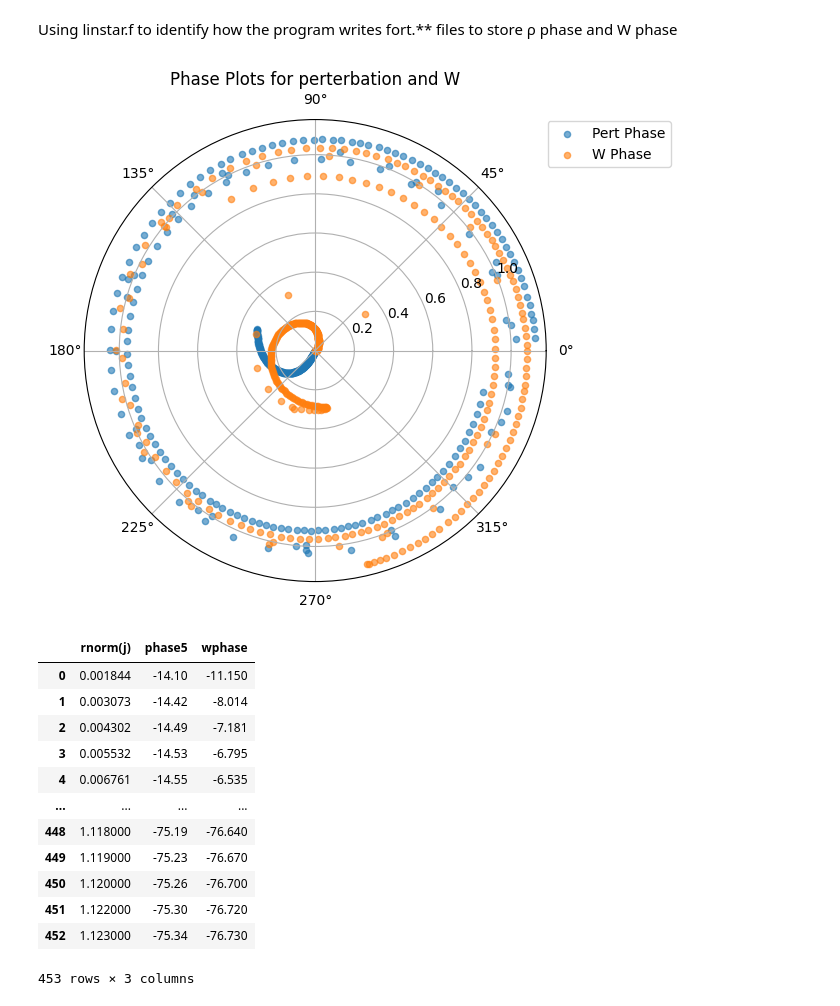
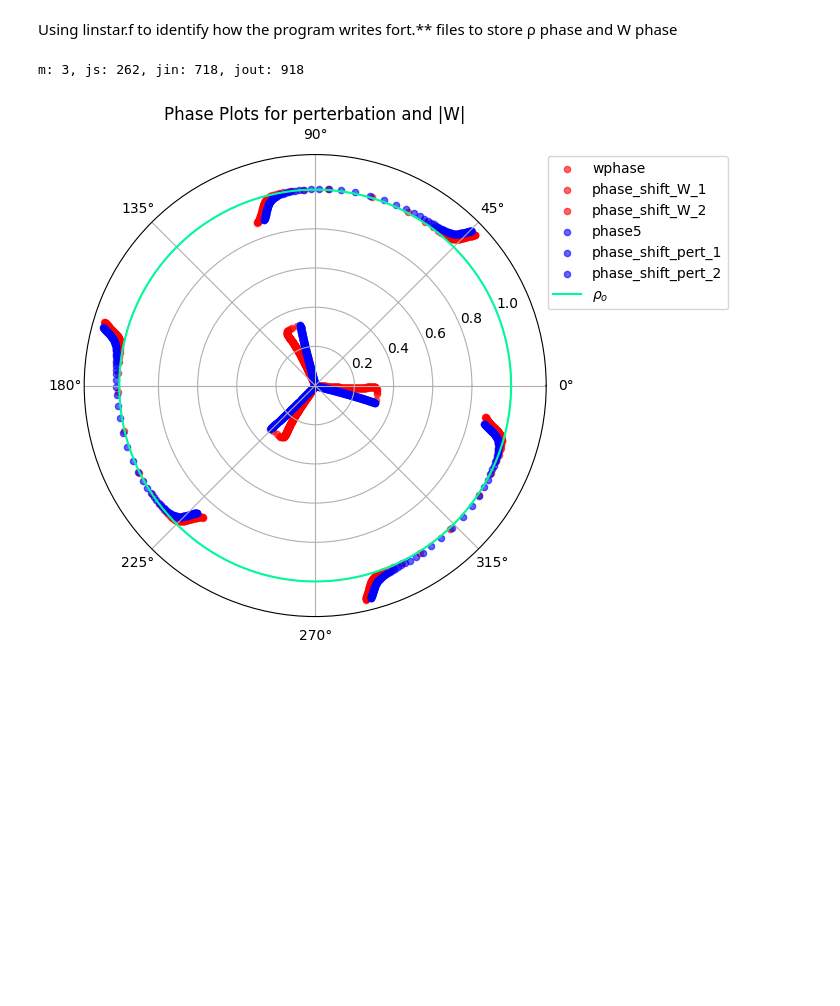
Before and after one commit to Hannahs-Jackson/Galactic_Formation_Hadley, a Jupyter notebook: Analysis_Tool.ipynb, the cells around one changed output. Cells and saved outputs as stored; diff of their text form; code cells hidden in the pictures; blank space fills up the shorter version.

Commit message:
phase plot base finished, add star and torus boundaries

```diff
--- a/Analysis_Tool.ipynb
+++ b/Analysis_Tool.ipynb
@@ -329,7 +330,7 @@ def Deploy_GR_Global_Test(MIRP_rng, threshold, screen_view, graph, save_graph):
 # %% [markdown]
 Using linstar.f to identify how the program writes fort.** files to store ρ phase and W phase
 # %%
-def Phase_Plot(target_folder, m, save_graph, view_graph):
+def Phase_Plot(target_folder, m_val, j_s, j_in, j_out, save_graph, view_graph):
     # column names from fort.** files (ref linstar.f)
     col_name_pert_phase =['phase5','rnorm(j)','ph180','ph90','ph270']
     col_name_W_phase = ['wphase','rnorm(j)','wph180','wph90','wph270']
@@ -342,21 +343,38 @@ def Phase_Plot(target_folder, m, save_graph, view_graph):
     phase_pert_df = phase_pert_df[['rnorm(j)', 'phase5']]
     phase_W_df = phase_W_df[['rnorm(j)', 'wphase']]
 
-    # Merge on 'rnorm(j)'
-    phase_full_df = pd.merge(phase_pert_df, phase_W_df, on='rnorm(j)', how='inner')
+    # Add additional phase shifts dependant on m_value > 1
+    if m_val > 1:
+        for i in range(m_val-1):
+            shift_val = 360/m_val
+            phase_pert_df[f'phase_shift_pert_{i+1}'] = phase_pert_df['phase5'] + (shift_val * (i+1))
+            phase_W_df[f'phase_shift_W_{i+1}'] = phase_W_df['wphase'] + (shift_val * (i+1))
 
     # Graphing Phases
     fig, ax = plt.subplots(figsize=(8, 6), subplot_kw={'projection': 'polar'})  # Create polar figure
 
     S= 20
 
-    ax.scatter(phase_full_df['phase5'], phase_full_df['rnorm(j)'], label=f'Pert Phase', alpha=0.6, s=S)
-    ax.scatter(phase_full_df['wphase'], phase_full_df['rnorm(j)'], label=f'W Phase', alpha=0.6, s=S)
+    for col in phase_W_df.columns:
+        if col != 'rnorm(j)':
+            phase_W_df[col] = np.radians(phase_W_df[col])
+            ax.scatter(phase_W_df[col], phase_W_df['rnorm(j)'], label=col, alpha=0.6, s=S, color='red')
+
+    for col in phase_pert_df.columns:
+        if col != 'rnorm(j)':
+            phase_pert_df[col] = np.radians(phase_pert_df[col])
+            ax.scatter(phase_pert_df[col], phase_pert_df['rnorm(j)'], label=col, alpha=0.6, s=S, color='blue')
+
+    # Plot rho_max line
+    theta = np.linspace(0, 2*np.pi, 300)  # Full circle in radians
+    r = np.ones_like(theta)  # Constant radius at 1
+    ax.plot(theta, r, color='mediumspringgreen', label=r"$\rho_{o}$")  # Dashed black circle
+
 
     # Adding labels and title
     # plt.xlabel('MIRP')
     # plt.ylabel(r'log($\omega$ Amplitude)')
-    plt.title('Phase Plots for perterbation and W')
+    plt.title('Phase Plots for perterbation and |W|')
 
     # Displaying the legend outside of the plot
     plt.legend(loc='upper left', bbox_to_anchor=(1, 1), borderaxespad=0.1)
@@ -365,48 +383,51 @@ def Phase_Plot(target_folder, m, save_graph, view_graph):
     if save_graph:
         save_path = target_folder / f"Phase_Plots_{target_folder.name}.png"
         plt.savefig(save_path, dpi=600, bbox_inches='tight')
 
     # Show the plot
     if view_graph:
         plt.show()
 
     plt.close()
-    return(phase_full_df)
+    return(phase_pert_df, phase_W_df)
 
 def Deploy_Phase_Plot(view_graph, save_graph):
     # Path for models to be plotted (settled models only)
     settled_models_path = Path("..", "Data_Galactic_Formation", "Models", "Settled_Models").resolve()
 
     # For loop that deploys plotting the phase of the perterbation and W
     for target_folder in settled_models_path.iterdir():
         # Verify only directories are targeted
         if not target_folder.is_dir():
             continue  # Skip if not a directory
 
         # Verify target model contains required files fort.22 & fort.23
         if not (target_folder / "fort.53").exists() or not (target_folder / "fort.63").exists():
             print(f"Warning: {target_folder.name} is missing fort.53 or fort.63")
             continue  # Skip this folder if fort.22 or fort.23 is missing
 
-        m_val = int(target_folder.name[-1])
+        # Assuming target_folder is a Path object
+        target_name = target_folder.name
+
+        js_value = re.search(r"js(\d+)", target_name)
+        jin_value = re.search(r"jin(\d+)", target_name)
+        jout_value = re.search(r"jout(\d+)", target_name)
+        m_value = re.search(r"m(\d+)", target_name)
+
+
+        js_number = int(js_value.group(1)) if js_value else None
+        jin_number = int(jin_value.group(1)) if jin_value else None
+        jout_number = int(jout_value.group(1)) if jout_value else None
+        m_number = int(m_value.group(1)) if m_value else None
+
+        print(f"m: {m_number}, js: {js_number}, jin: {jin_number}, jout: {jout_number}")
+
         # Deploy and Sort models based on Global Growth Rate test results
-        Plot_of_Phases = Phase_Plot(target_folder, m=m_val, save_graph=save_graph, view_graph=view_graph)
+        Plot_of_Phases = Phase_Plot(target_folder, m_val=m_number, j_s=js_number, j_in=jin_number, j_out=jout_number, save_graph=save_graph, view_graph=view_graph)
 
-        return(Plot_of_Phases)
+        # return(Plot_of_Phases)
 
 Deploy_Phase_Plot(view_graph=True, save_graph=False)
 # %% [output]
+m: 3, js: 262, jin: 718, jout: 918
-[figure, old version]
+[figure, new version]
-|  | rnorm(j) | phase5 | wphase |
-| 0 | 0.001844 | -14.10 | -11.150 |
-| 1 | 0.003073 | -14.42 | -8.014 |
-| 2 | 0.004302 | -14.49 | -7.181 |
-| 3 | 0.005532 | -14.53 | -6.795 |
-| 4 | 0.006761 | -14.55 | -6.535 |
-| ... | ... | ... | ... |
-| 448 | 1.118000 | -75.19 | -76.640 |
-| 449 | 1.119000 | -75.23 | -76.670 |
-| 450 | 1.120000 | -75.26 | -76.700 |
-| 451 | 1.122000 | -75.30 | -76.720 |
-| 452 | 1.123000 | -75.34 | -76.730 |
-453 rows × 3 columns
```
Also changed, not shown: parts of 1 cell of this notebook.
